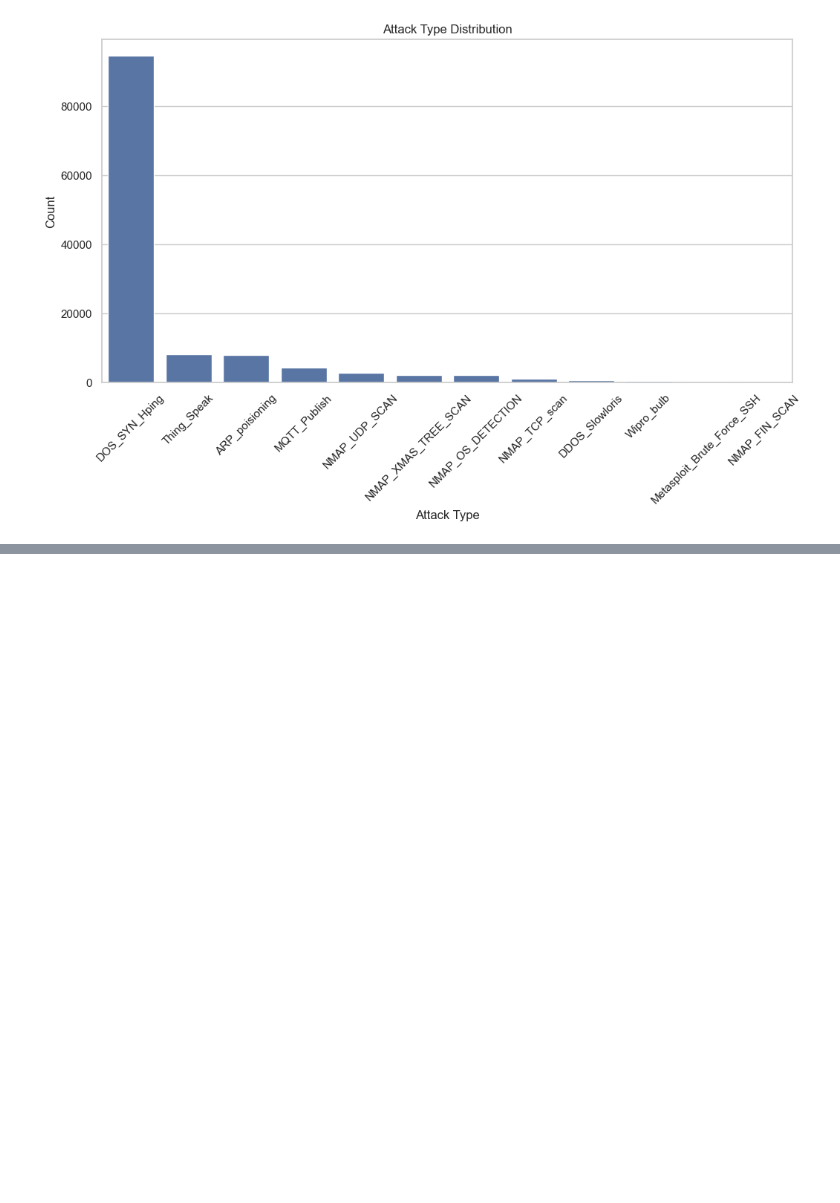
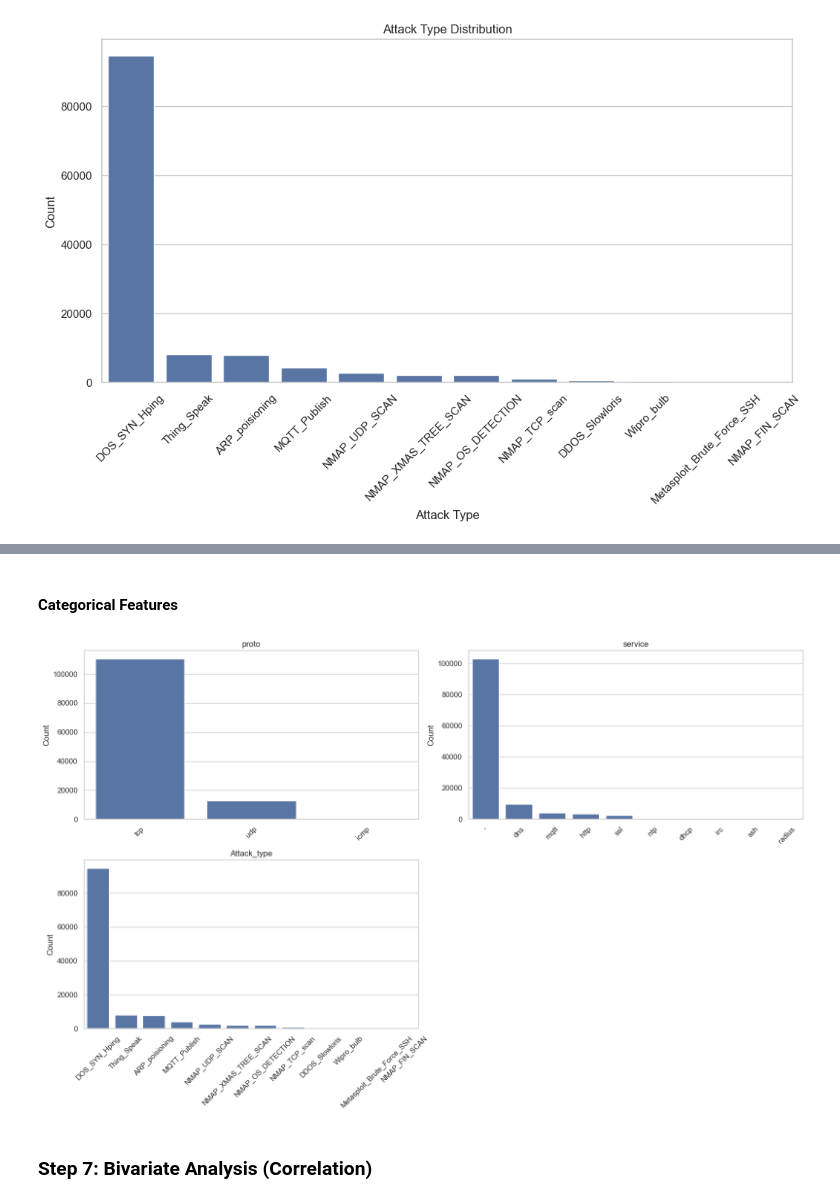
Before and after one commit to sravivarman/ml_assignment_2_2025da04030, a Jupyter notebook: EDA.ipynb, the cells around one changed output, grey strips where cells are left out. Saved outputs shown, nothing was run; the diff lists cells and outputs as text; code cells hidden in the pictures; blank space fills up the shorter version.

```diff
--- a/EDA.ipynb
+++ b/EDA.ipynb
@@ -217,0 +188,40 @@ imbalance
+# %% [markdown]
+#### Categorical Features
+# %%
+import math
+import matplotlib.pyplot as plt
+import seaborn as sns
+
+# Select categorical columns
+categorical_cols = df.select_dtypes(include=['object']).columns
+
+# Grid settings
+n_cols = 2                     # Number of plots per row
+n_rows = math.ceil(len(categorical_cols) / n_cols)
+
+fig, axes = plt.subplots(n_rows, n_cols, figsize=(16, 5 * n_rows))
+axes = axes.flatten()
+
+for i, col in enumerate(categorical_cols):
+    sns.countplot(
+        data=df,
+        x=col,
+        order=df[col].value_counts().index,
+        ax=axes[i]
+    )
+
+    axes[i].set_title(col)
+    axes[i].tick_params(axis='x', rotation=45)
+    axes[i].set_xlabel("")
+    axes[i].set_ylabel("Count")
+
+# Remove unused subplots
+for j in range(i + 1, len(axes)):
+    fig.delaxes(axes[j])
+
+plt.tight_layout()
+plt.show()
+# %% [output]
+[figure, added]
+# %% [markdown]
+### Step 7: Bivariate Analysis (Correlation)
```
Also changed, not shown: parts of 14 cells of this notebook, 1 other file.
